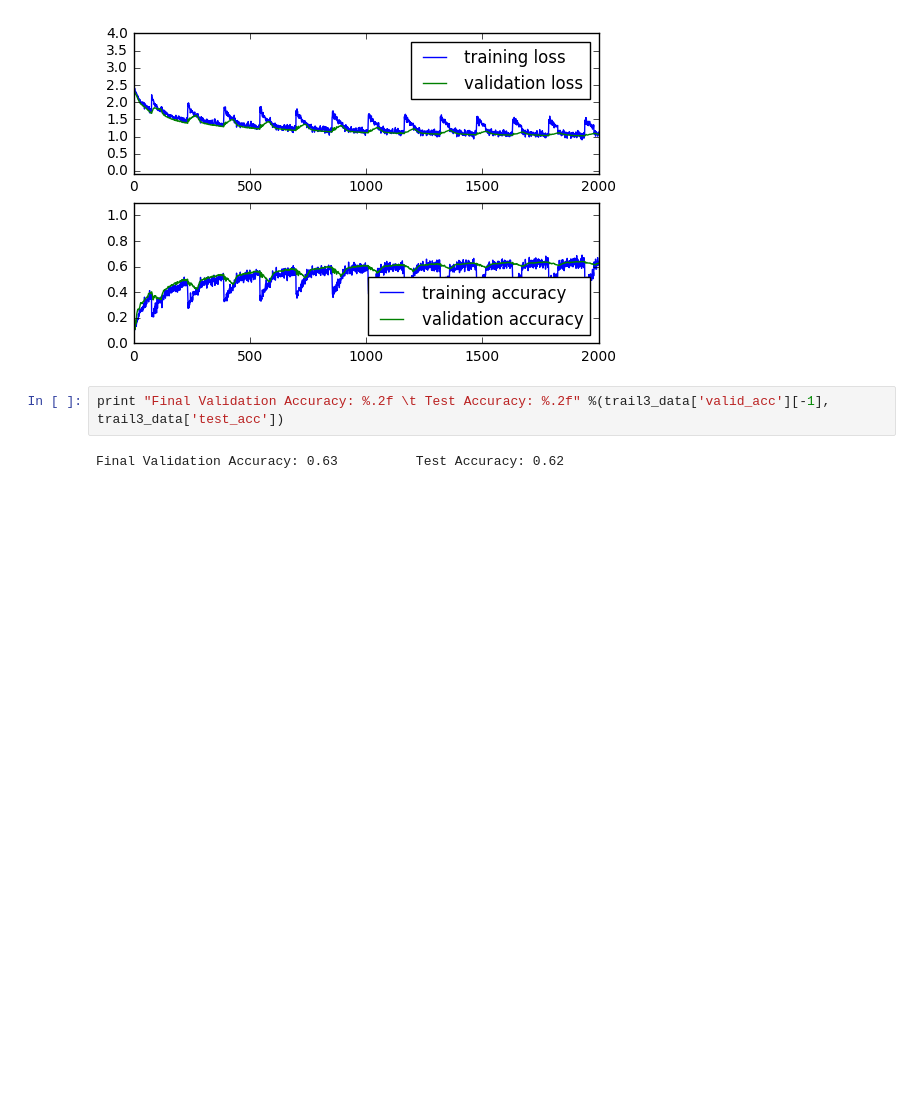
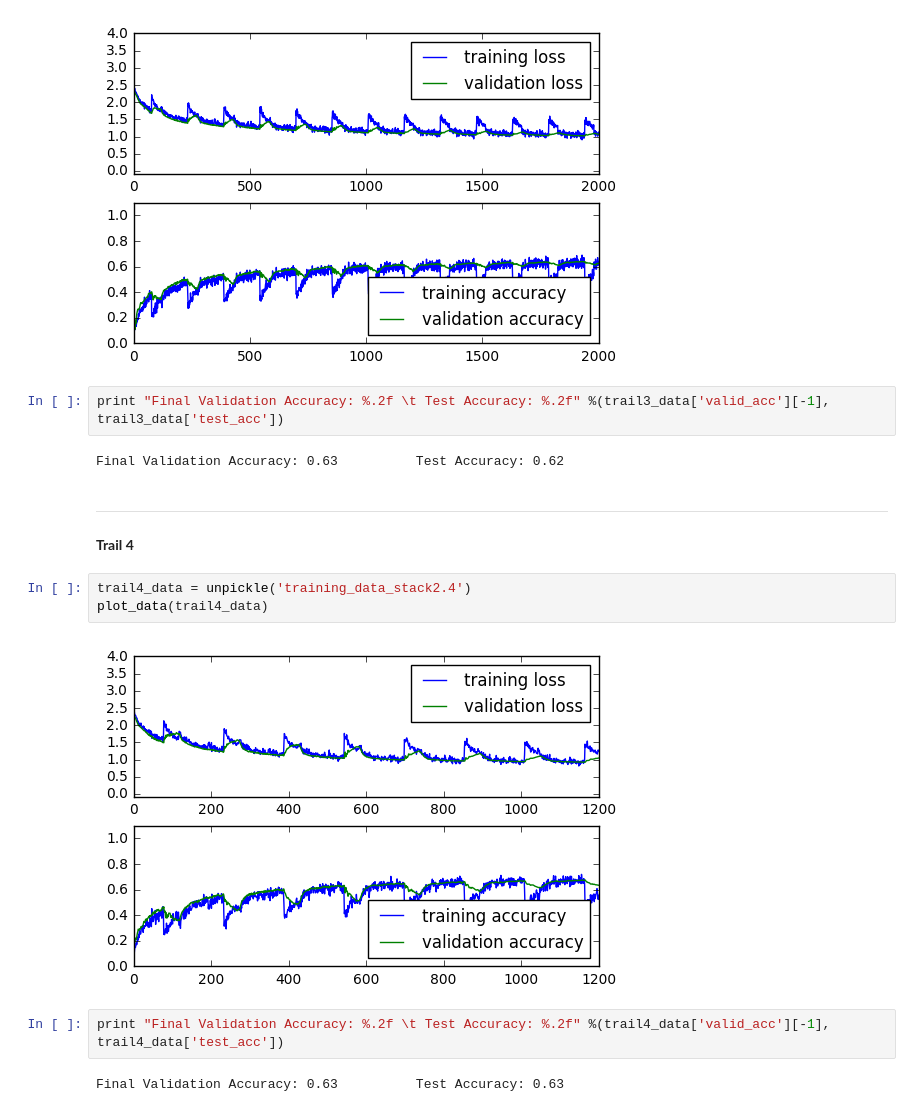
Before and after one commit to zhongyuk/machine-learning, a Jupyter notebook: projects/capstone/experiment2.ipynb, the cells around one changed output. Saved outputs shown, nothing was run; the diff lists cells and outputs as text; blank space fills up the shorter version.

```diff
--- a/projects/capstone/experiment2.ipynb
+++ b/projects/capstone/experiment2.ipynb
@@ -472,3 +485,15 @@ plot_data(trail3_data)
 print "Final Validation Accuracy: %.2f \t Test Accuracy: %.2f" %(trail3_data['valid_acc'][-1], trail3_data['test_acc'])
 # %% [output]
 Final Validation Accuracy: 0.63          Test Accuracy: 0.62
+# %% [markdown]
+***
+**Trail 4**
+# %%
+trail4_data = unpickle('training_data_stack2.4')
+plot_data(trail4_data)
+# %% [output]
+[figure, added]
+# %%
+print "Final Validation Accuracy: %.2f \t Test Accuracy: %.2f" %(trail4_data['valid_acc'][-1], trail4_data['test_acc'])
+# %% [output]
+Final Validation Accuracy: 0.63          Test Accuracy: 0.63
```
Also changed, not shown: parts of 4 cells of this notebook, 4 other files.
